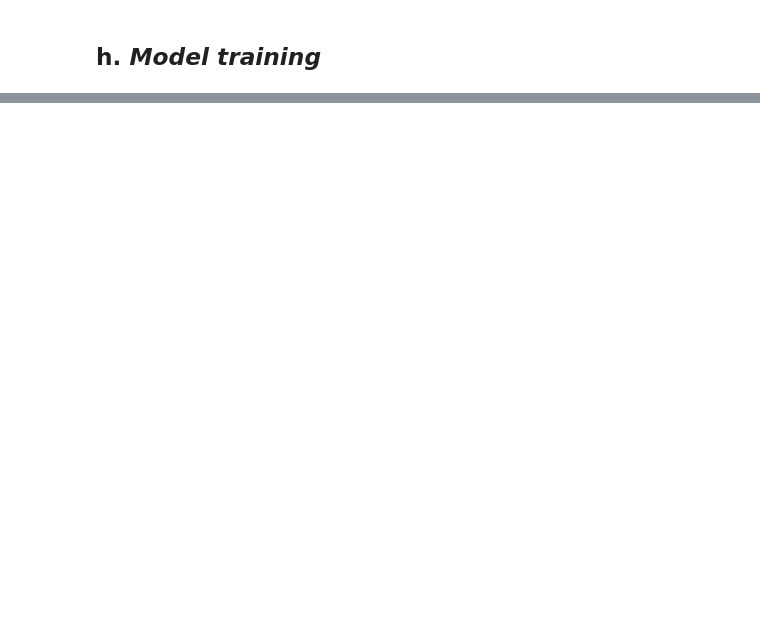
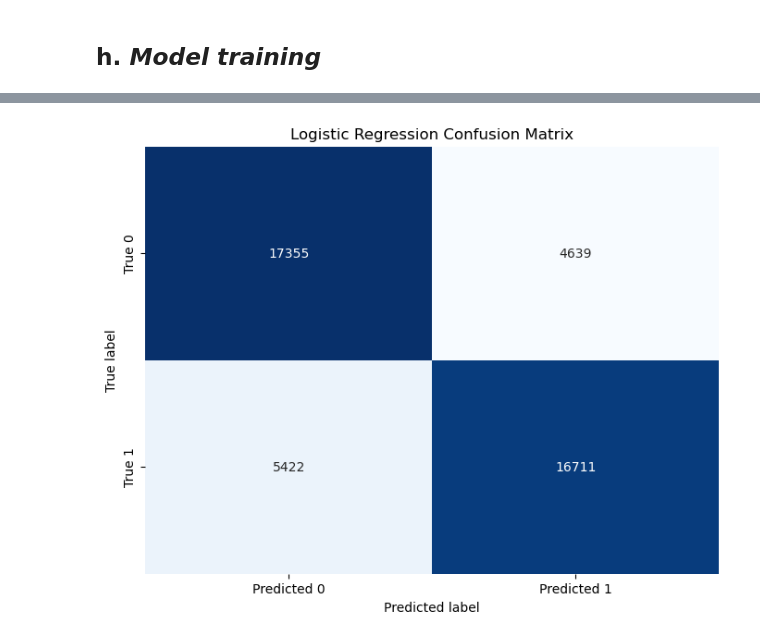
Before and after one commit to vincenta1206519/Hacktiv8_FinalProject, a Jupyter notebook: Final Project 2/PYTN_KampusMerdeka_fp2_Kelompok9.ipynb, the cells around one changed output, grey strips where cells are left out. Cells and saved outputs as stored; diff of their text form; code cells hidden in the pictures; blank space fills up the shorter version.

```diff
--- a/Final Project 2/PYTN_KampusMerdeka_fp2_Kelompok9.ipynb
+++ b/Final Project 2/PYTN_KampusMerdeka_fp2_Kelompok9.ipynb
@@ -440,6 +494,6 @@ Name: RainTomorrow, dtype: int64
 #### f.3.3 *Split Data*
 # %%
 # Split the train test data into 80:20
-X_train, X_test, y_train, y_test = train_test_split(X, y, test_size=0.30, random_state=42)
+X_train, X_test, y_train, y_test = train_test_split(X, y, test_size=0.20, random_state=42)
 # %% [markdown]
 ## g. *Define the model*
@@ -446,6 +507,6 @@ X_train, X_test, y_train, y_test = train_test_split(X, y, test_size=0.30, random
 # %%
 # Define both models for classification
-lr_model = LogisticRegression(max_iter=1000)
+lr_model = LogisticRegression(max_iter=10000)
 svm_model = LinearSVC(random_state=0, tol=1e-5)
 # %% [markdown]
 ## h. *Model training*
@@ -490,0 +547,15 @@ SVM Confusion Matrix:
+# %%
+# Calculate the confusion matrix for Logistic Regression
+cm = confusion_matrix(y_test, lr_predictions)
+
+# Create a heatmap for the confusion matrix
+plt.figure(figsize=(8, 6))
+sns.heatmap(cm, annot=True, fmt="d", cmap="Blues", cbar=False,
+            xticklabels=['Predicted 0', 'Predicted 1'],
+            yticklabels=['True 0', 'True 1'])
+plt.title("Logistic Regression Confusion Matrix")
+plt.xlabel("Predicted label")
+plt.ylabel("True label")
+plt.show()
+# %% [output]
+[figure, added]
```
Also changed, not shown: parts of 39 cells of this notebook, 3 other files.
